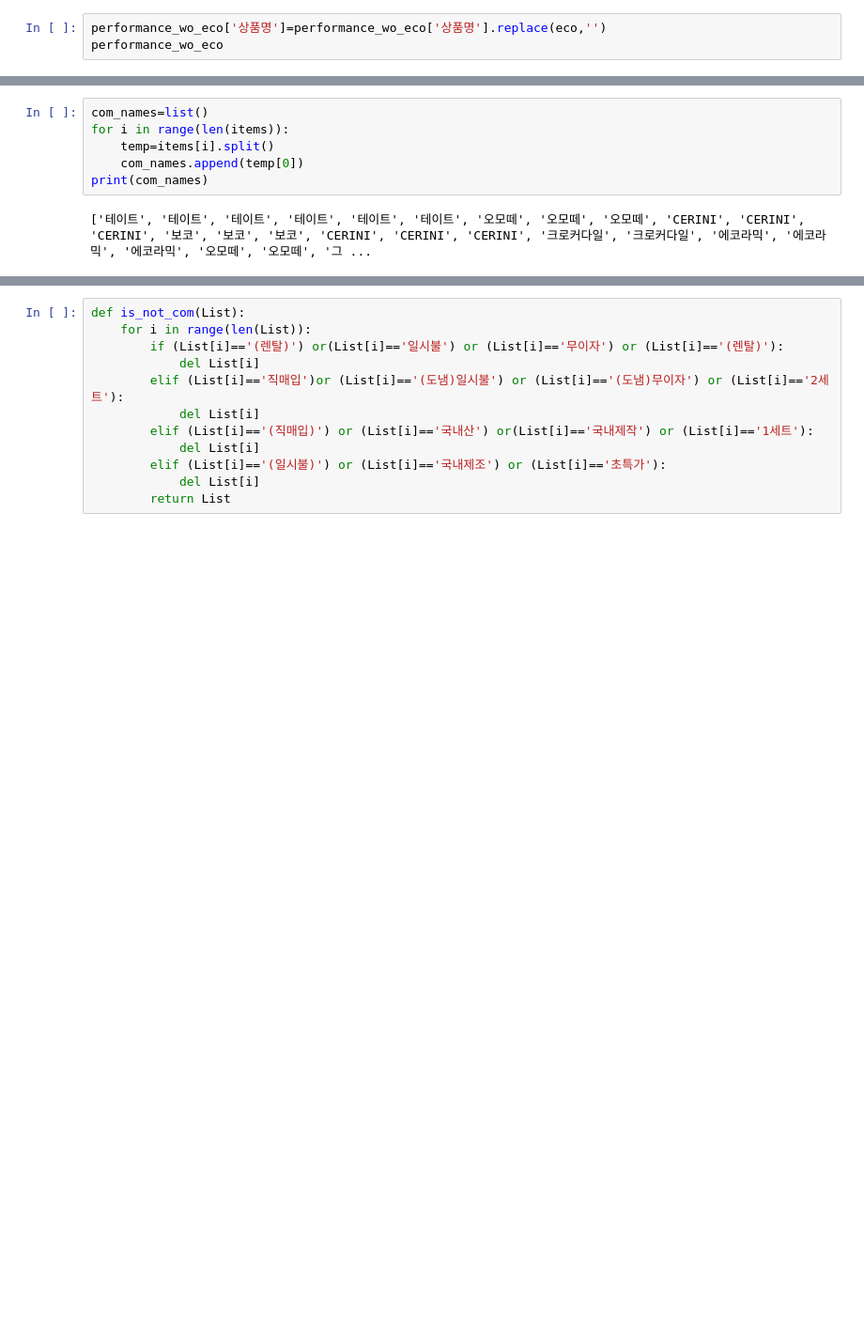
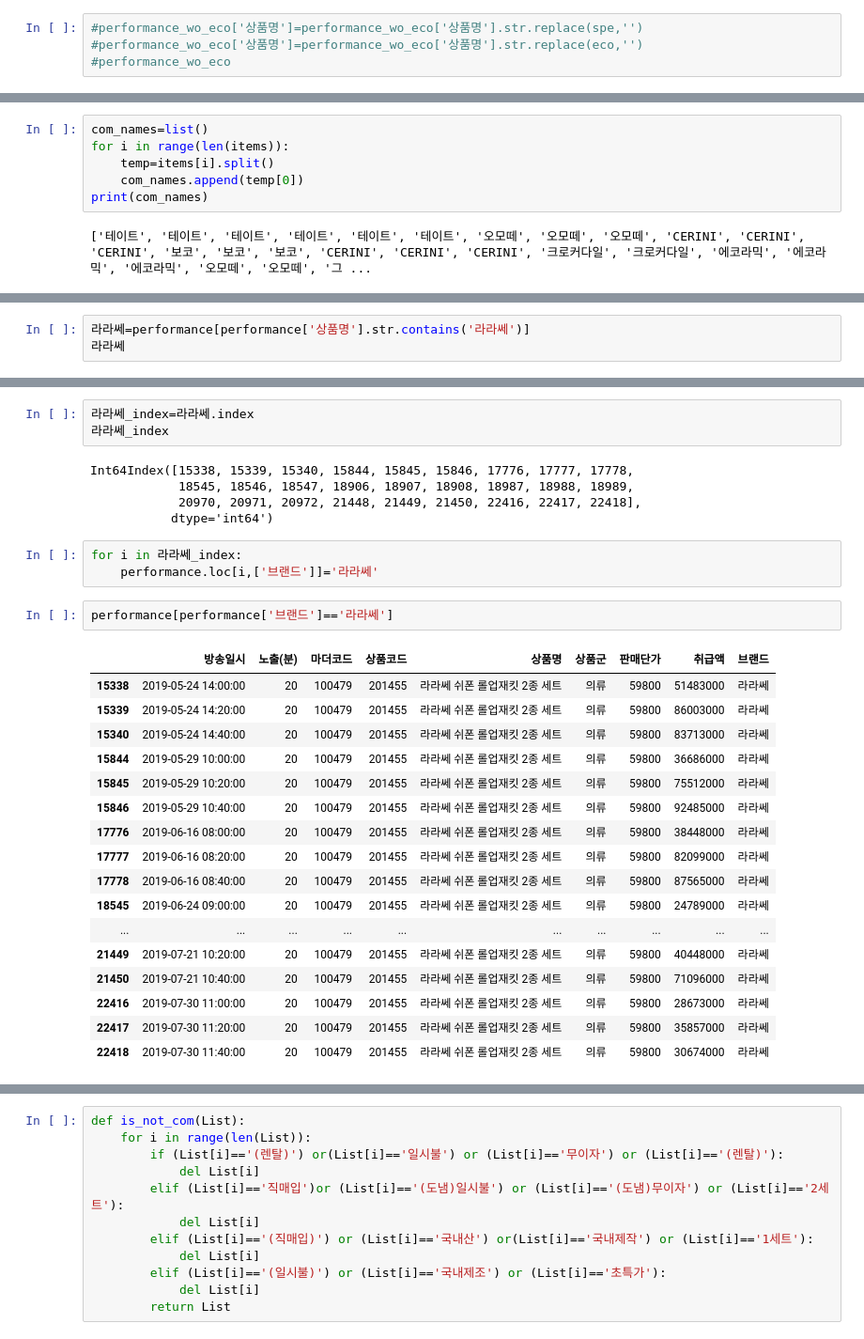
Before and after one commit to ailever/project_03, a Jupyter notebook: competition/keyword2.ipynb, the cells around one changed output, grey strips where cells are left out. Shown at 94% size. Drawn from its saved outputs; the diff is of its cells as text; blank space fills up the shorter version.

```diff
--- a/competition/keyword2.ipynb
+++ b/competition/keyword2.ipynb
@@ -308,3 +347,4 @@ eco_2
 # %%
-performance_wo_eco['상품명']=performance_wo_eco['상품명'].replace(eco,'')
-performance_wo_eco
+#performance_wo_eco['상품명']=performance_wo_eco['상품명'].str.replace(spe,'')
+#performance_wo_eco['상품명']=performance_wo_eco['상품명'].str.replace(eco,'')
+#performance_wo_eco
@@ -342,0 +460,3 @@ com_names in
+# %%
+라라쎄=performance[performance['상품명'].str.contains('라라쎄')]
+라라쎄
@@ -342,0 +481,31 @@ com_names in
+# %%
+라라쎄_index=라라쎄.index
+라라쎄_index
+# %% [output]
+Int64Index([15338, 15339, 15340, 15844, 15845, 15846, 17776, 17777, 17778,
+            18545, 18546, 18547, 18906, 18907, 18908, 18987, 18988, 18989,
+            20970, 20971, 20972, 21448, 21449, 21450, 22416, 22417, 22418],
+           dtype='int64')
+# %%
+for i in 라라쎄_index:
+    performance.loc[i,['브랜드']]='라라쎄'
+# %%
+performance[performance['브랜드']=='라라쎄']
+# %% [output]
+|  | 방송일시 | 노출(분) | 마더코드 | 상품코드 | 상품명 | 상품군 | 판매단가 | 취급액 | 브랜드 |
+| 15338 | 2019-05-24 14:00:00 | 20 | 100479 | 201455 | 라라쎄 쉬폰 롤업재킷 2종 세트 | 의류 | 59800 | 51483000 | 라라쎄 |
+| 15339 | 2019-05-24 14:20:00 | 20 | 100479 | 201455 | 라라쎄 쉬폰 롤업재킷 2종 세트 | 의류 | 59800 | 86003000 | 라라쎄 |
+| 15340 | 2019-05-24 14:40:00 | 20 | 100479 | 201455 | 라라쎄 쉬폰 롤업재킷 2종 세트 | 의류 | 59800 | 83713000 | 라라쎄 |
+| 15844 | 2019-05-29 10:00:00 | 20 | 100479 | 201455 | 라라쎄 쉬폰 롤업재킷 2종 세트 | 의류 | 59800 | 36686000 | 라라쎄 |
+| 15845 | 2019-05-29 10:20:00 | 20 | 100479 | 201455 | 라라쎄 쉬폰 롤업재킷 2종 세트 | 의류 | 59800 | 75512000 | 라라쎄 |
+| 15846 | 2019-05-29 10:40:00 | 20 | 100479 | 201455 | 라라쎄 쉬폰 롤업재킷 2종 세트 | 의류 | 59800 | 92485000 | 라라쎄 |
+| 17776 | 2019-06-16 08:00:00 | 20 | 100479 | 201455 | 라라쎄 쉬폰 롤업재킷 2종 세트 | 의류 | 59800 | 38448000 | 라라쎄 |
+| 17777 | 2019-06-16 08:20:00 | 20 | 100479 | 201455 | 라라쎄 쉬폰 롤업재킷 2종 세트 | 의류 | 59800 | 82099000 | 라라쎄 |
+| 17778 | 2019-06-16 08:40:00 | 20 | 100479 | 201455 | 라라쎄 쉬폰 롤업재킷 2종 세트 | 의류 | 59800 | 87565000 | 라라쎄 |
+| 18545 | 2019-06-24 09:00:00 | 20 | 100479 | 201455 | 라라쎄 쉬폰 롤업재킷 2종 세트 | 의류 | 59800 | 24789000 | 라라쎄 |
+| ... | ... | ... | ... | ... | ... | ... | ... | ... | ... |
+| 21449 | 2019-07-21 10:20:00 | 20 | 100479 | 201455 | 라라쎄 쉬폰 롤업재킷 2종 세트 | 의류 | 59800 | 40448000 | 라라쎄 |
+| 21450 | 2019-07-21 10:40:00 | 20 | 100479 | 201455 | 라라쎄 쉬폰 롤업재킷 2종 세트 | 의류 | 59800 | 71096000 | 라라쎄 |
+| 22416 | 2019-07-30 11:00:00 | 20 | 100479 | 201455 | 라라쎄 쉬폰 롤업재킷 2종 세트 | 의류 | 59800 | 28673000 | 라라쎄 |
+| 22417 | 2019-07-30 11:20:00 | 20 | 100479 | 201455 | 라라쎄 쉬폰 롤업재킷 2종 세트 | 의류 | 59800 | 35857000 | 라라쎄 |
+| 22418 | 2019-07-30 11:40:00 | 20 | 100479 | 201455 | 라라쎄 쉬폰 롤업재킷 2종 세트 | 의류 | 59800 | 30674000 | 라라쎄 |
```
Also changed, not shown: parts of 42 cells of this notebook.
